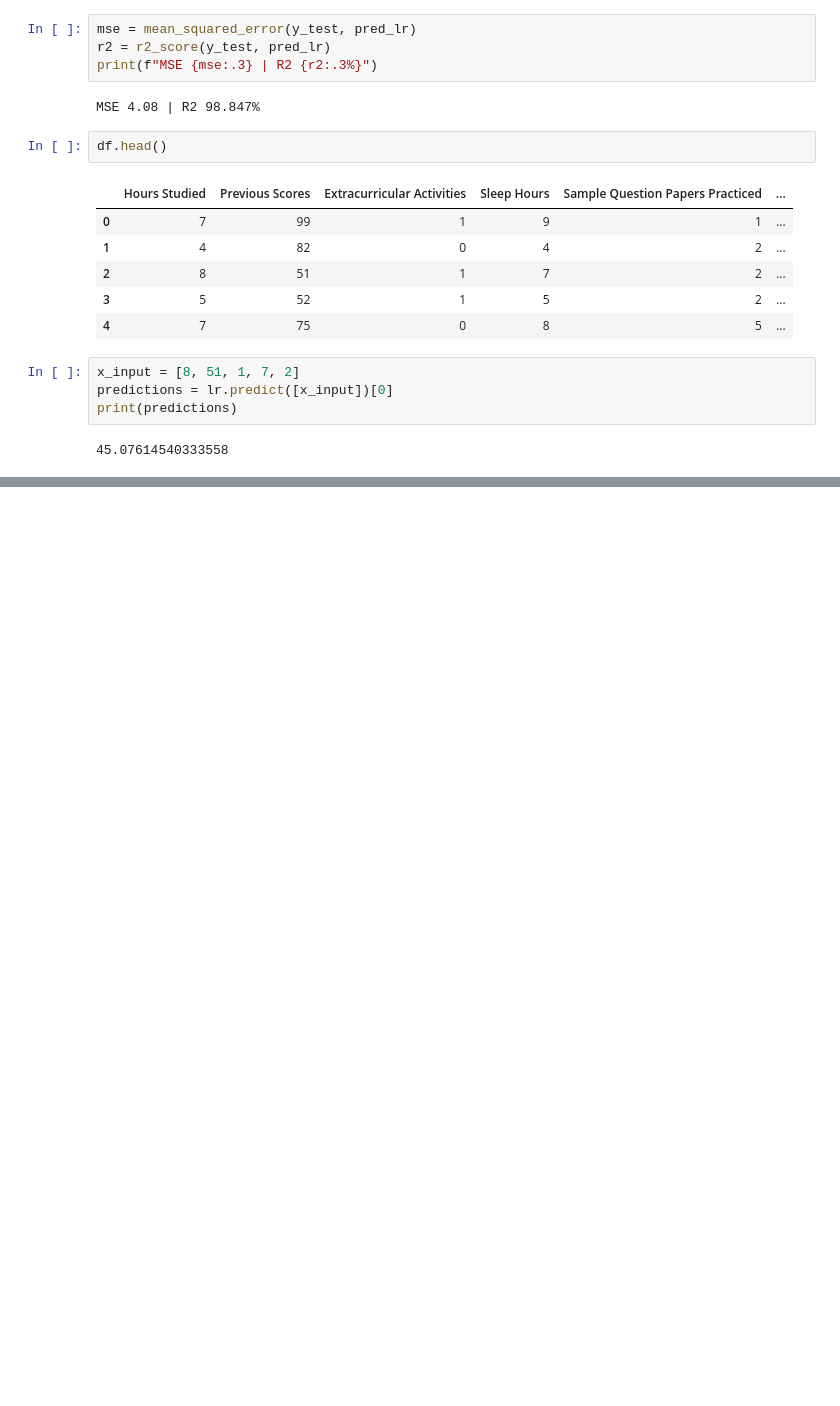
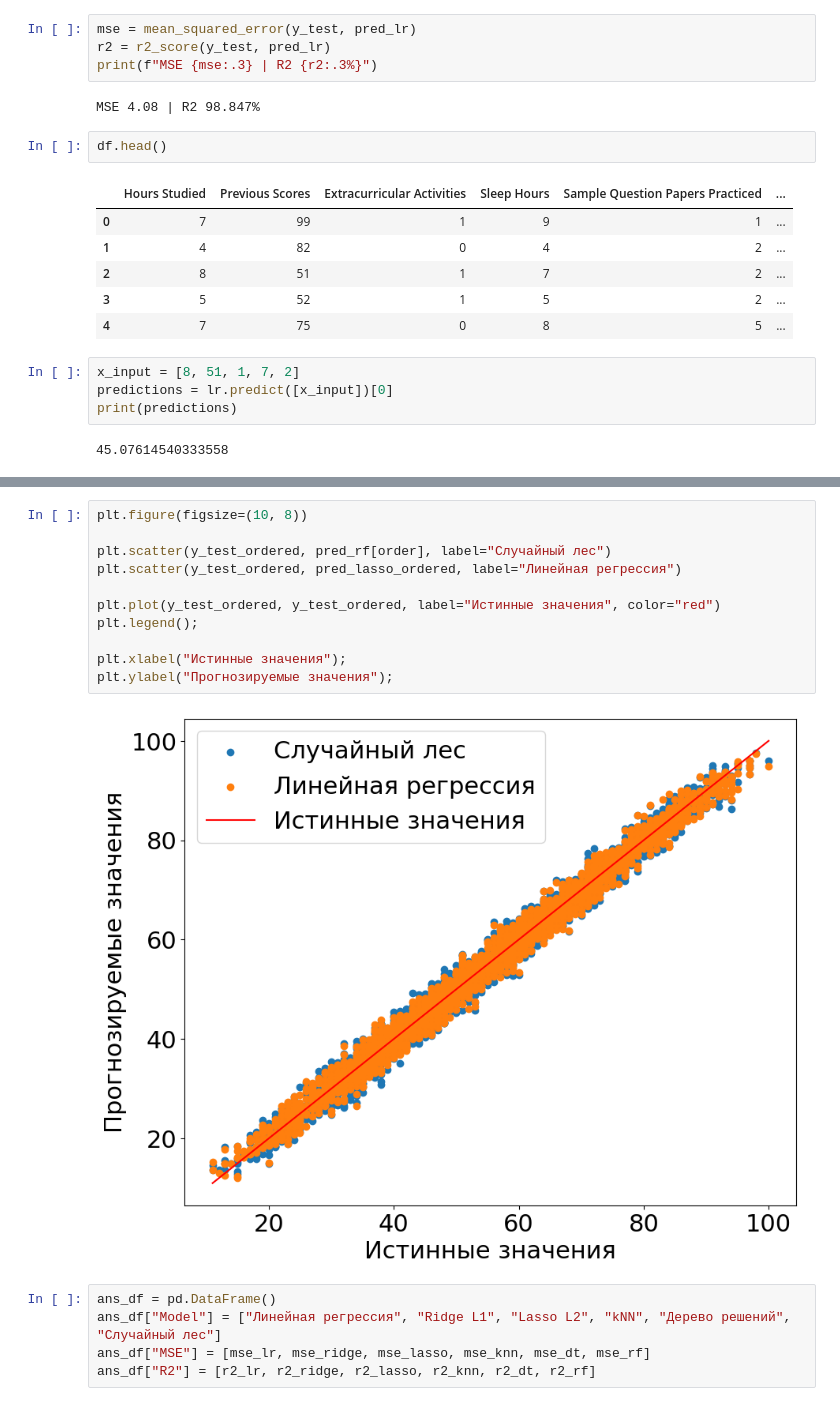
Before and after one commit to maximkasnitsky/StudentPerformance, a Jupyter notebook: Student_Performance.ipynb, the cells around one changed output, grey strips where cells are left out. Saved outputs shown, nothing was run; the diff lists cells and outputs as text; blank space fills up the shorter version.

```diff
--- a/Student_Performance.ipynb
+++ b/Student_Performance.ipynb
@@ -170,0 +422,18 @@ print(predictions)
+# %%
+plt.figure(figsize=(10, 8))
+
+plt.scatter(y_test_ordered, pred_rf[order], label="Случайный лес")
+plt.scatter(y_test_ordered, pred_lasso_ordered, label="Линейная регрессия")
+
+plt.plot(y_test_ordered, y_test_ordered, label="Истинные значения", color="red")
+plt.legend();
+
+plt.xlabel("Истинные значения");
+plt.ylabel("Прогнозируемые значения");
+# %% [output]
+[figure, added]
+# %%
+ans_df = pd.DataFrame()
+ans_df["Model"] = ["Линейная регрессия", "Ridge L1", "Lasso L2", "kNN", "Дерево решений", "Случайный лес"]
+ans_df["MSE"] = [mse_lr, mse_ridge, mse_lasso, mse_knn, mse_dt, mse_rf]
+ans_df["R2"] = [r2_lr, r2_ridge, r2_lasso, r2_knn, r2_dt, r2_rf]
```
Also changed, not shown: parts of 23 cells of this notebook.
